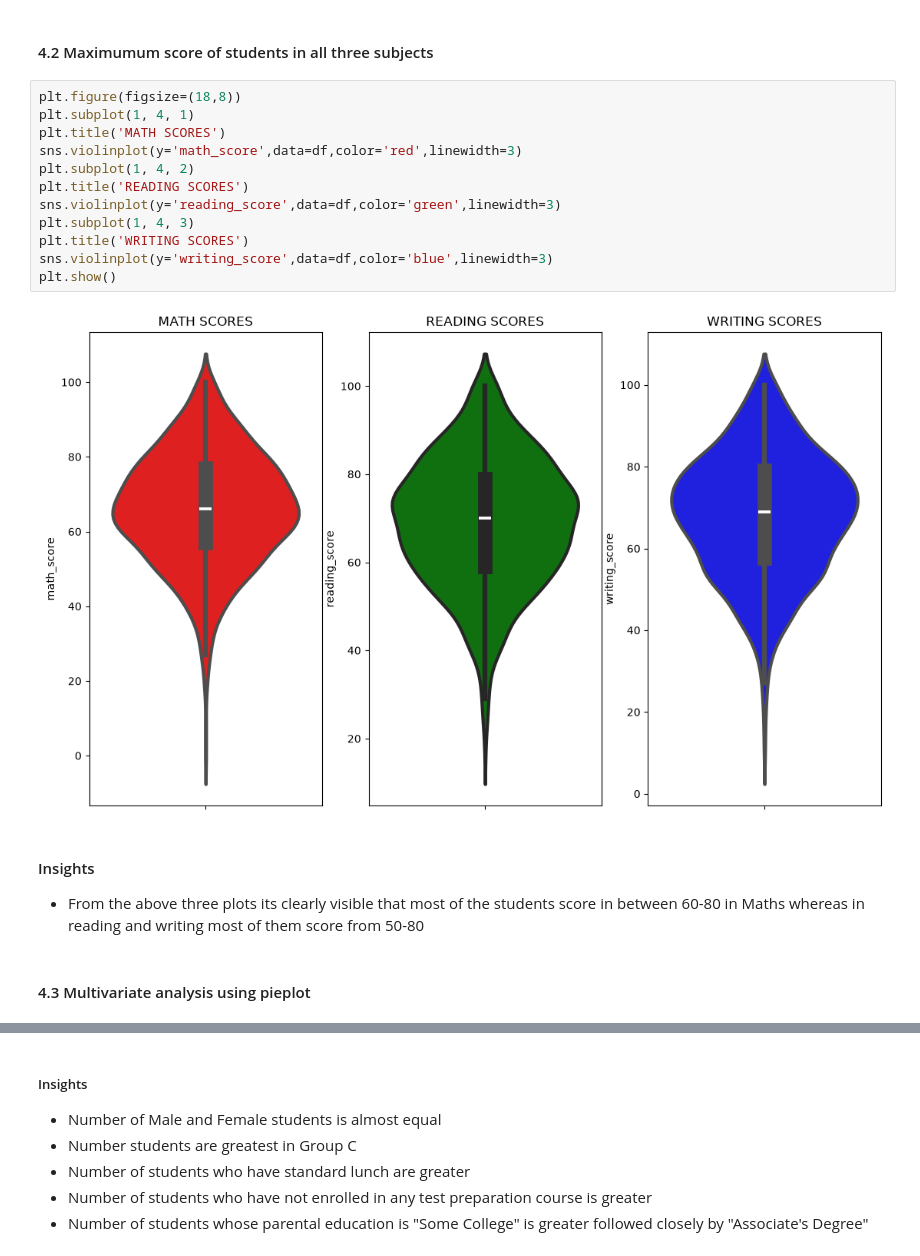
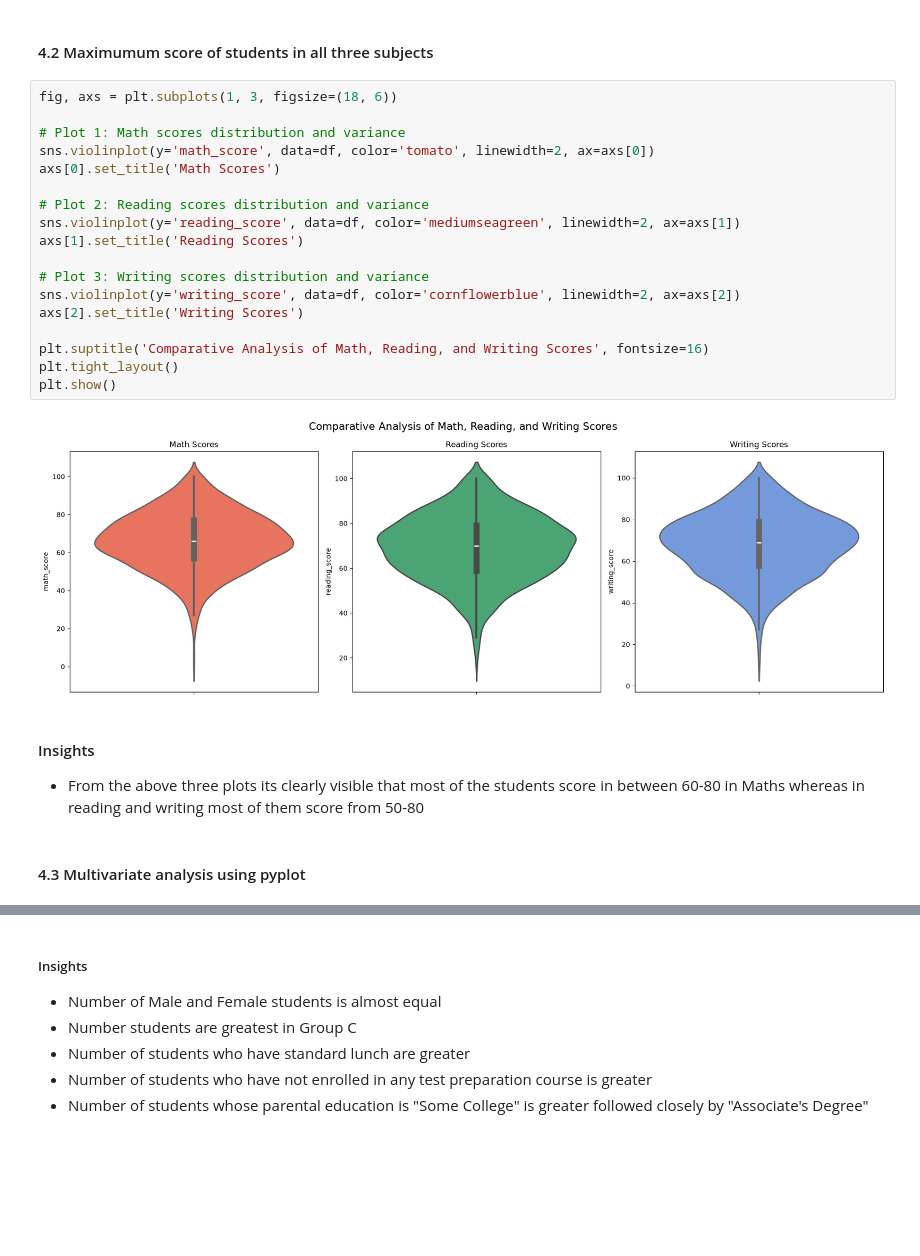
Before and after one commit to fiorellatrigo/mlproject, a Jupyter notebook: notebook/1 . EDA STUDENT PERFORMANCE .ipynb, the cells around one changed output, grey strips where cells are left out. Saved outputs shown, nothing was run; the diff lists cells and outputs as text; blank space fills up the shorter version.

Commit message:
new graphs

```diff
--- a/notebook/1 . EDA STUDENT PERFORMANCE .ipynb
+++ b/notebook/1 . EDA STUDENT PERFORMANCE .ipynb
@@ -353,22 +353,28 @@ plt.show()
 # %% [markdown]
 #### 4.2 Maximumum score of students in all three subjects
 # %%
-plt.figure(figsize=(18,8))
-plt.subplot(1, 4, 1)
-plt.title('MATH SCORES')
-sns.violinplot(y='math_score',data=df,color='red',linewidth=3)
-plt.subplot(1, 4, 2)
-plt.title('READING SCORES')
-sns.violinplot(y='reading_score',data=df,color='green',linewidth=3)
-plt.subplot(1, 4, 3)
-plt.title('WRITING SCORES')
-sns.violinplot(y='writing_score',data=df,color='blue',linewidth=3)
+fig, axs = plt.subplots(1, 3, figsize=(18, 6))
+
+# Plot 1: Math scores distribution and variance
+sns.violinplot(y='math_score', data=df, color='tomato', linewidth=2, ax=axs[0])
+axs[0].set_title('Math Scores')
+
+# Plot 2: Reading scores distribution and variance
+sns.violinplot(y='reading_score', data=df, color='mediumseagreen', linewidth=2, ax=axs[1])
+axs[1].set_title('Reading Scores')
+
+# Plot 3: Writing scores distribution and variance
+sns.violinplot(y='writing_score', data=df, color='cornflowerblue', linewidth=2, ax=axs[2])
+axs[2].set_title('Writing Scores')
+
+plt.suptitle('Comparative Analysis of Math, Reading, and Writing Scores', fontsize=16)
+plt.tight_layout()
 plt.show()
 # %% [output]
-[figure, old version]
+[figure, new version]
 # %% [markdown]
 #### Insights
 - From the above three plots its clearly visible that most of the students score in between 60-80 in Maths whereas in reading and writing most of them score from 50-80
 # %% [markdown]
-#### 4.3 Multivariate analysis using pieplot
+#### 4.3 Multivariate analysis using pyplot
 # %%
```
Also changed, not shown: parts of 7 cells of this notebook, 11 other files.
